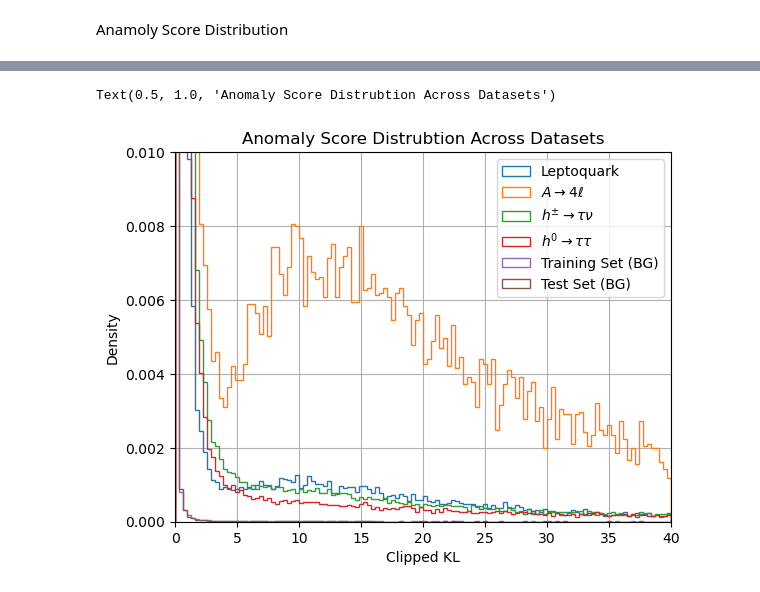
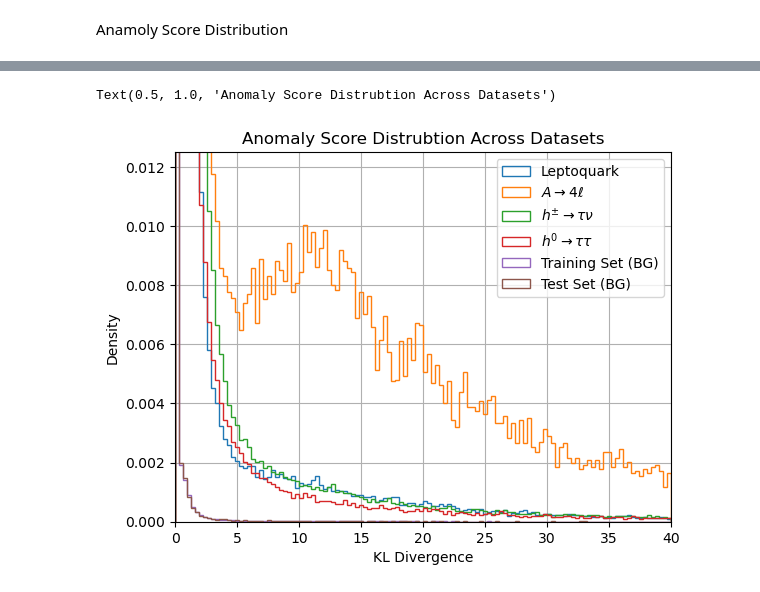
Before and after one commit to jnamador/vae_fs, a Jupyter notebook: models/vae1_analysis.ipynb, the cells around one changed output, grey strips where cells are left out. Drawn from its saved outputs; the diff is of its cells as text; code cells hidden in the pictures.

Commit message:
Better AD distribution plots for DKL

```diff
--- a/models/vae1_analysis.ipynb
+++ b/models/vae1_analysis.ipynb
@@ -291,7 +291,7 @@ def calc_anomaly_dist(data, encoder: keras.Model, AD_metric):
 new_enc = Qmake_encoder_set_weights(INPUT_SZ, H1_SZ, H2_SZ, LATENT_SZ)
 new_dec = Qmake_decoder_set_weights(INPUT_SZ, H1_SZ, H2_SZ, LATENT_SZ)
 new_VAE = NNmodel(new_enc, new_dec)
-save_path = SAVE_PATH + f"n_{8}/" # 16 is the interesting one DKL, 8 is the one for CKL
+save_path = SAVE_PATH + f"n_{16}/" # 16 is the interesting one DKL, 8 is the one for CKL
 
 new_VAE.load_weights(save_path)
 
@@ -333,30 +331,37 @@ for data in data:
 # %%
-# This settings make CKL curves very visible
+# plot setting for CKL
+# bin_n = 125
+# xlims = (0, 40)
+# ylims = (0, 0.01)
+# bins  = np.linspace(0, xlims[1], bin_n)
+# xlabel = "Clipped KL"
+
+# Plot settings for KL
 bin_n = 125
 xlims = (0, 40)
-ylims = (0, 0.01)
+ylims = (0, 0.0125)
 bins  = np.linspace(0, xlims[1], bin_n)
-xlabel = "Clipped KL"
+xlabel = "KL Divergence"
 
 for i in range(len(data_names_tex)):
     dat = anomaly_scores[i]
     # print(bin_n)
     plt.hist(dat
              , bins = bins
              , label=data_names_tex[i] # + " " + str(bin_n)
              , histtype = "step"
              , density=True
              )
 plt.legend(loc="upper right")
 # plt.loglog()
 # plt.semilogy()
 # plt.semilogx()
 plt.xlabel(xlabel)
 plt.ylabel("Density")
 plt.grid()
 plt.ylim(ylims)
 plt.xlim(xlims)
 plt.title("Anomaly Score Distrubtion Across Datasets")
 # %% [output]
 Text(0.5, 1.0, 'Anomaly Score Distrubtion Across Datasets')
-[figure, old version]
+[figure, new version]
```
Also changed, not shown: parts of 3 cells of this notebook.
